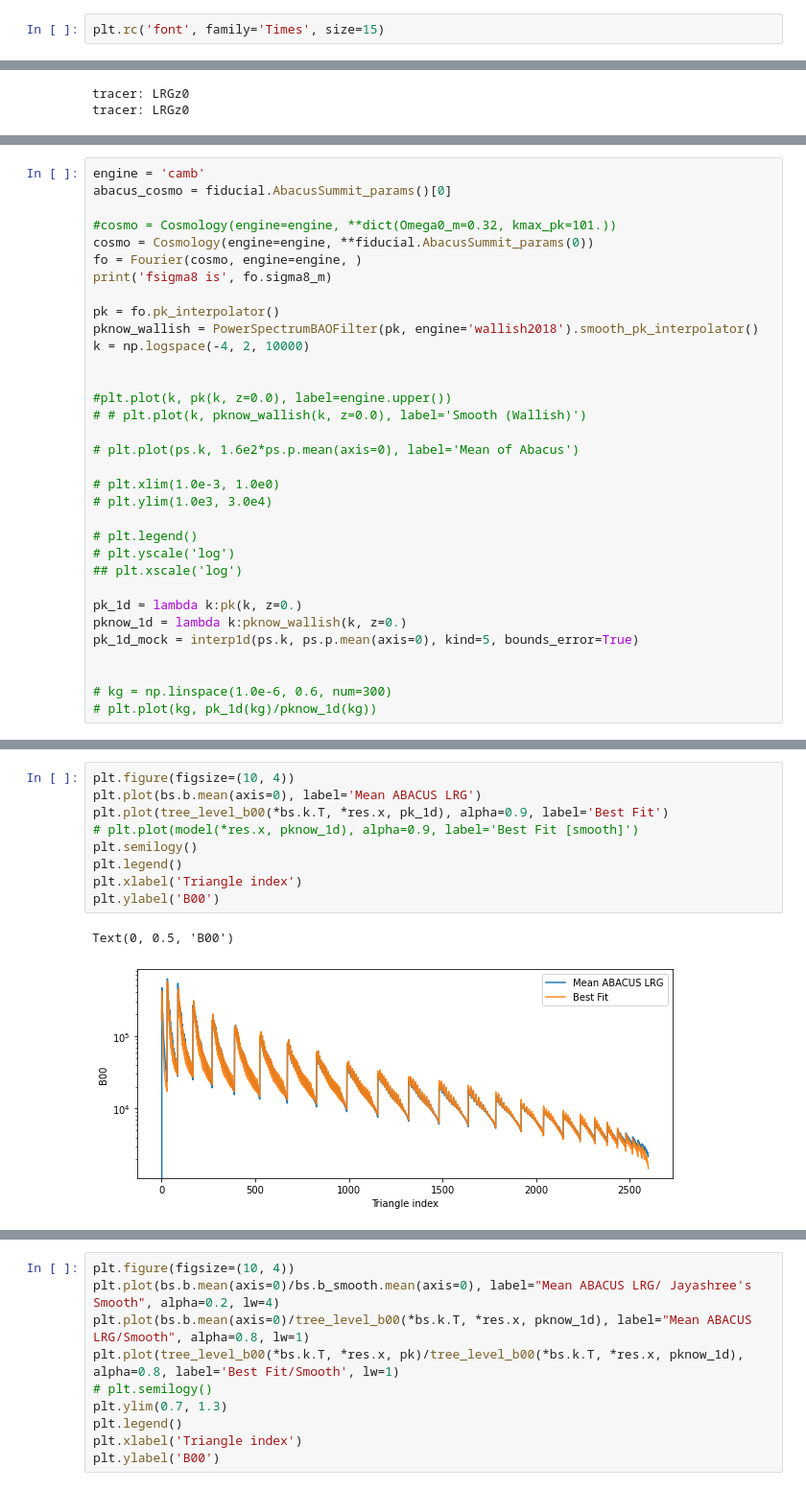
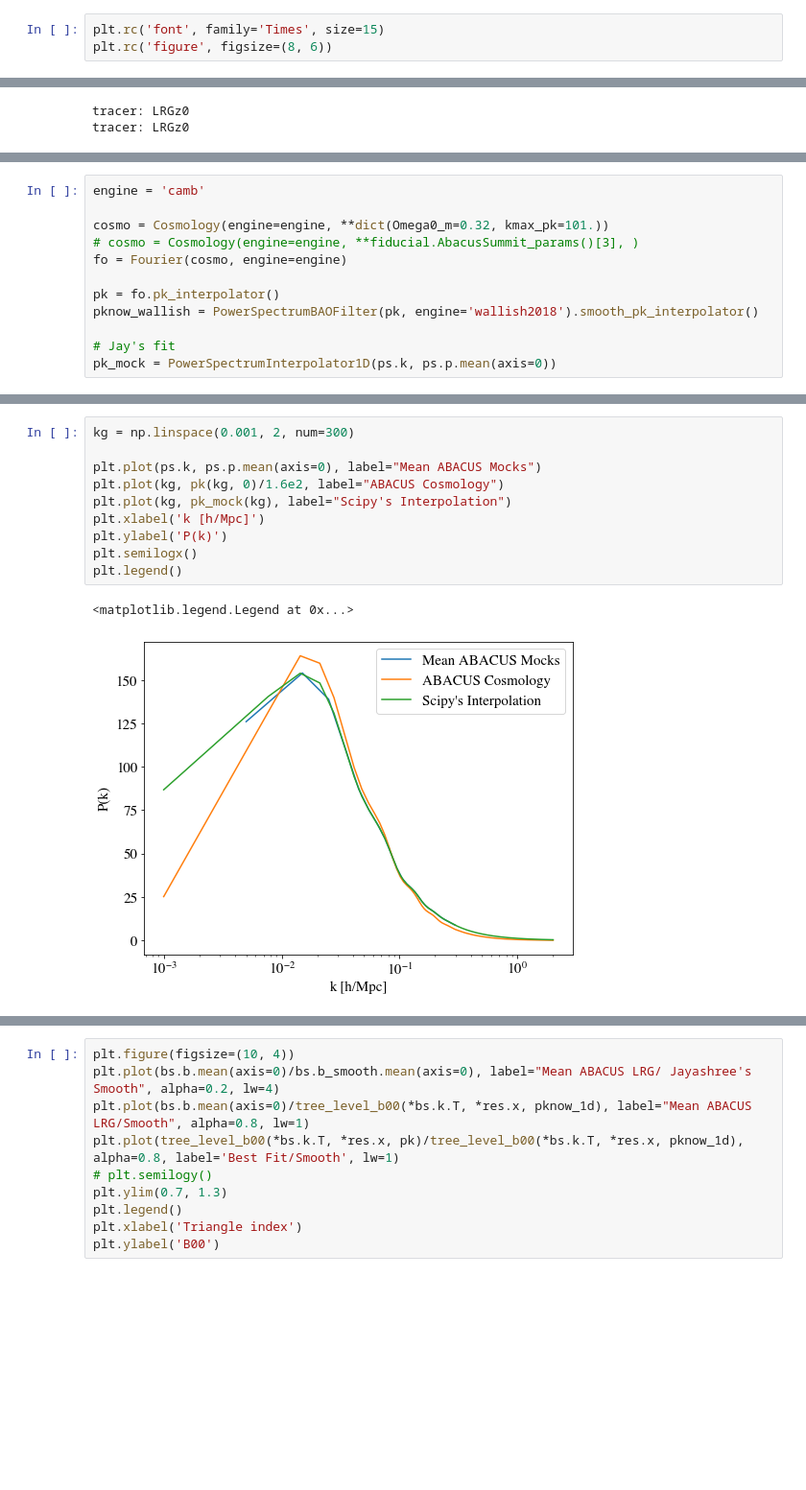
Before and after one commit to mehdirezaie/bispectrum, a Jupyter notebook: template.ipynb, the cells around one changed output, grey strips where cells are left out. Shown: that part at 96% size. Drawn from its saved outputs; the diff is of its cells as text; blank space fills up the shorter version.

```diff
--- a/template.ipynb
+++ b/template.ipynb
@@ -18,2 +21,3 @@ from cosmoprimo import PowerSpectrumInterpolator1D
 # %%
 plt.rc('font', family='Times', size=15)
+plt.rc('figure', figsize=(8, 6))
@@ -38,33 +62,12 @@ tracer: LRGz0
 # %%
 engine = 'camb'
-abacus_cosmo = fiducial.AbacusSummit_params()[0]
 
-#cosmo = Cosmology(engine=engine, **dict(Omega0_m=0.32, kmax_pk=101.))
-cosmo = Cosmology(engine=engine, **fiducial.AbacusSummit_params(0))
-fo = Fourier(cosmo, engine=engine, )
-print('fsigma8 is', fo.sigma8_m)
+cosmo = Cosmology(engine=engine, **dict(Omega0_m=0.32, kmax_pk=101.))
+# cosmo = Cosmology(engine=engine, **fiducial.AbacusSummit_params()[3], )
+fo = Fourier(cosmo, engine=engine)
 
 pk = fo.pk_interpolator()
 pknow_wallish = PowerSpectrumBAOFilter(pk, engine='wallish2018').smooth_pk_interpolator()
-k = np.logspace(-4, 2, 10000)
 
-
-#plt.plot(k, pk(k, z=0.0), label=engine.upper())
-# # plt.plot(k, pknow_wallish(k, z=0.0), label='Smooth (Wallish)')
-
-# plt.plot(ps.k, 1.6e2*ps.p.mean(axis=0), label='Mean of Abacus')
-
-# plt.xlim(1.0e-3, 1.0e0)
-# plt.ylim(1.0e3, 3.0e4)
-
-# plt.legend()
-# plt.yscale('log')
-## plt.xscale('log')
-
-pk_1d = lambda k:pk(k, z=0.)
-pknow_1d = lambda k:pknow_wallish(k, z=0.)
-pk_1d_mock = interp1d(ps.k, ps.p.mean(axis=0), kind=5, bounds_error=True)
-
-
-# kg = np.linspace(1.0e-6, 0.6, num=300)
-# plt.plot(kg, pk_1d(kg)/pknow_1d(kg))
+# Jay's fit
+pk_mock = PowerSpectrumInterpolator1D(ps.k, ps.p.mean(axis=0))
@@ -174,12 +74,13 @@ KeyboardInterrupt:
-# %%
-plt.figure(figsize=(10, 4))
-plt.plot(bs.b.mean(axis=0), label='Mean ABACUS LRG')
-plt.plot(tree_level_b00(*bs.k.T, *res.x, pk_1d), alpha=0.9, label='Best Fit')
-# plt.plot(model(*res.x, pknow_1d), alpha=0.9, label='Best Fit [smooth]')
-plt.semilogy()
-plt.legend()
-plt.xlabel('Triangle index')
-plt.ylabel('B00')
-# %% [output]
-Text(0, 0.5, 'B00')
-[figure, removed]
+# %%
+kg = np.linspace(0.001, 2, num=300)
+
+plt.plot(ps.k, ps.p.mean(axis=0), label="Mean ABACUS Mocks")
+plt.plot(kg, pk(kg, 0)/1.6e2, label="ABACUS Cosmology")
+plt.plot(kg, pk_mock(kg), label="Scipy's Interpolation")
+plt.xlabel('k [h/Mpc]')
+plt.ylabel('P(k)')
+plt.semilogx()
+plt.legend()
+# %% [output]
+<matplotlib.legend.Legend at 0x...>
+[figure, added]
```
Also changed, not shown: parts of 31 cells of this notebook, 1 other file.
